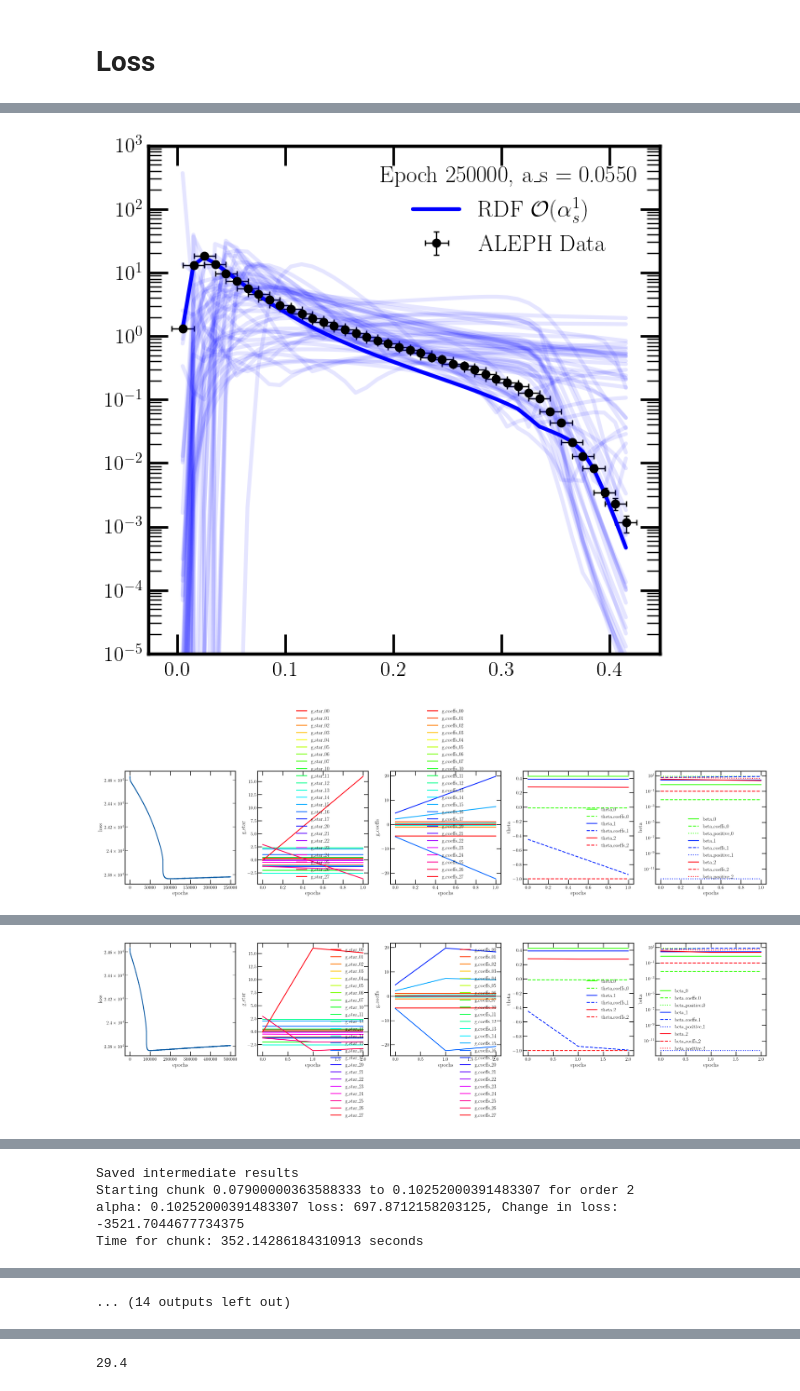
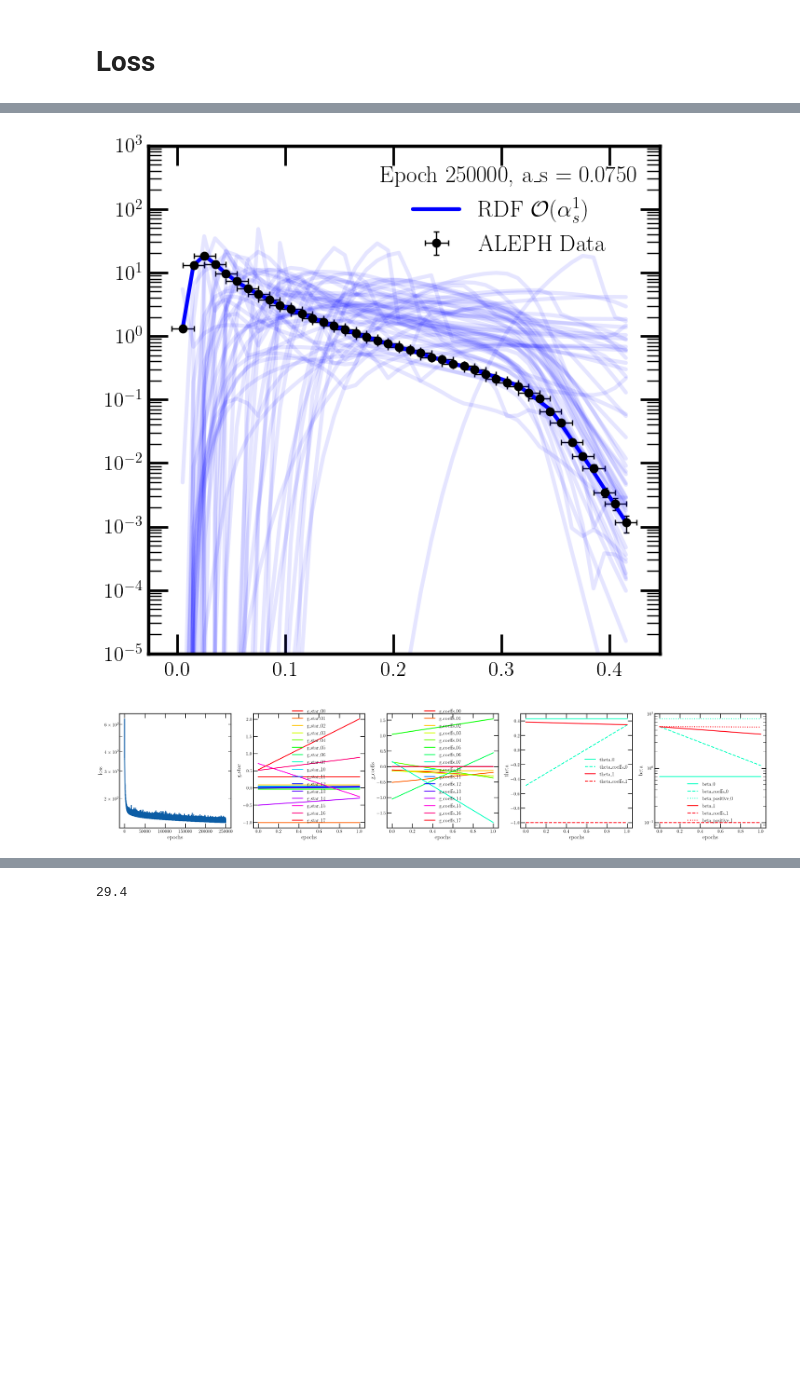
Before and after one commit to rikab/RDF, a Jupyter notebook: numeric/fit.ipynb, the cells around one changed output, grey strips where cells are left out. Saved outputs shown, nothing was run; the diff lists cells and outputs as text; code cells hidden in the pictures; blank space fills up the shorter version.

```diff
--- a/numeric/fit.ipynb
+++ b/numeric/fit.ipynb
@@ -63,7 +63,7 @@ alpha_init = 0.118
 
 zero_error_scale = 1   # Fraction of minimum error to set error on 0, default is 1
 lr = 0.00100
-weight_decay = 0.001
+weight_decay = 0.0001
 epochs = 50000
 batch_size = 320*1
 seed = 42
@@ -1182,15 +1182,15 @@ def scan_alphas(params0, key, alpha_begin, d_alpha, n_alphas, original_params, e
     return final_params, final_key, losses, flat_params
 # %%
 
-mis = [2, 3,]
+mis = [1, 2, 3,]
 bogoscales = [2, ]
 
-n_passes = 2
+n_passes = 1
 
 for mi in mis:
 
 
-    alphas = jnp.linspace(0.055, 0.175, 251)
+    alphas = jnp.linspace(0.075, 0.175, 401)
     d_alpha = alphas[1] - alphas[0]
     original_params = copy.deepcopy(params_array[mi-1])
 
@@ -1212,7 +1212,7 @@ for mi in mis:
                                                  early_stopping=250000*2,
                                                  bogo_scale= 1,
                                                  population=1024,
-                                                 bogo_epochs=1000)
+                                                 bogo_epochs=5000)
 
 
     print("Params after initial training:")
@@ -1270,11 +1270,11 @@ for mi in mis:
                                                             d_alpha=as32(d_alpha),
                                                             n_alphas=len(alphas_chunk),
                                                             original_params=original_params,
-                                                            epochs=25000,
+                                                            epochs=25000*2,
                                                             lr=float(lr),
                                                             wd=float(weight_decay),
-                                                            bogo_epochs=100,
-                                                            bogo_scale=as32(1/32) * mi,
+                                                            bogo_epochs=100*5,
+                                                            bogo_scale=as32(1/32)*mi,
                                                             population=32
                                                         )
 
@@ -1349,11 +1349,11 @@ for mi in mis:
                                                             d_alpha=as32(-d_alpha),
                                                             n_alphas=len(alphas_chunk),
                                                             original_params=original_params,
-                                                            epochs=25000,
+                                                            epochs=25000*2,
                                                             lr=float(lr),
                                                             wd=float(weight_decay),
-                                                            bogo_epochs=100,
-                                                            bogo_scale=as32(1/32) * mi,
+                                                            bogo_epochs=100*5,
+                                                            bogo_scale=as32(1/32)*mi,
                                                             population=32
                                                         )
 
@@ -1417,2 +1417,2 @@ After bogo : 24616.015625
-[figure, old version]
+[figure, new version]
-[figure, old version]
+[figure, new version]
@@ -1420 +1418,0 @@ After bogo : 24616.015625
-[figure, removed]
@@ -1441,4 +1419,0 @@ Time for chunk: 386.95161175727844 seconds
-Saved intermediate results
-Starting chunk 0.07900000363588333 to 0.10252000391483307 for order 2
-alpha: 0.10252000391483307 loss: 697.8712158203125, Change in loss: -3521.7044677734375
-Time for chunk: 352.14286184310913 seconds
@@ -1450,4 +1420,3 @@ Time for chunk: 402.4260129928589 seconds
-... (14 outputs left out)
 # %%
 fig, ax = newplot("full")
 
```
Also changed, not shown: parts of 5 cells of this notebook, 2 other files.
